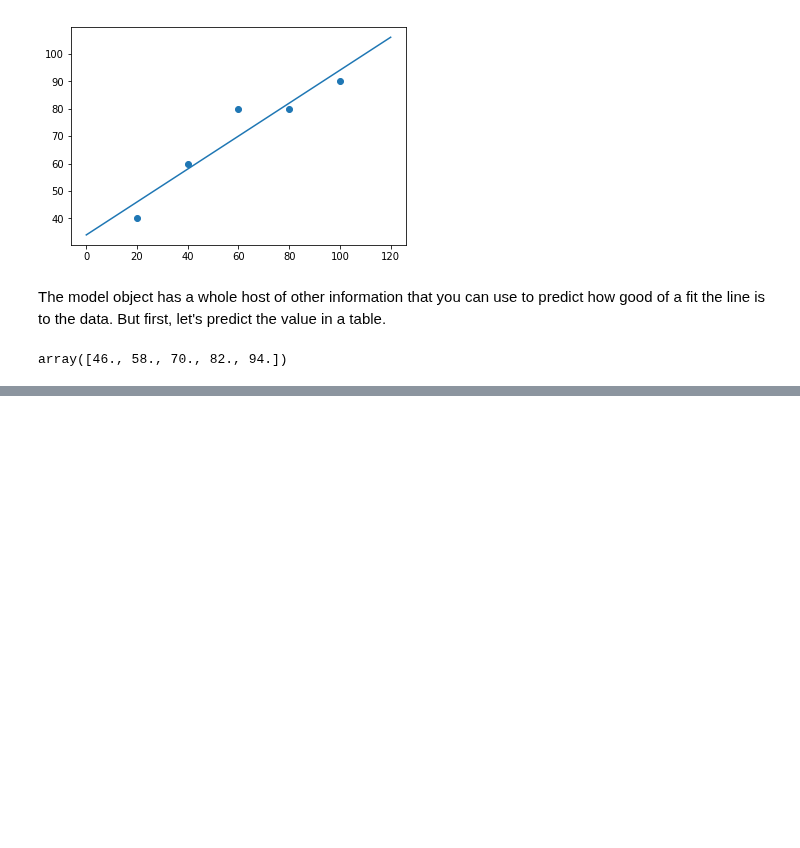
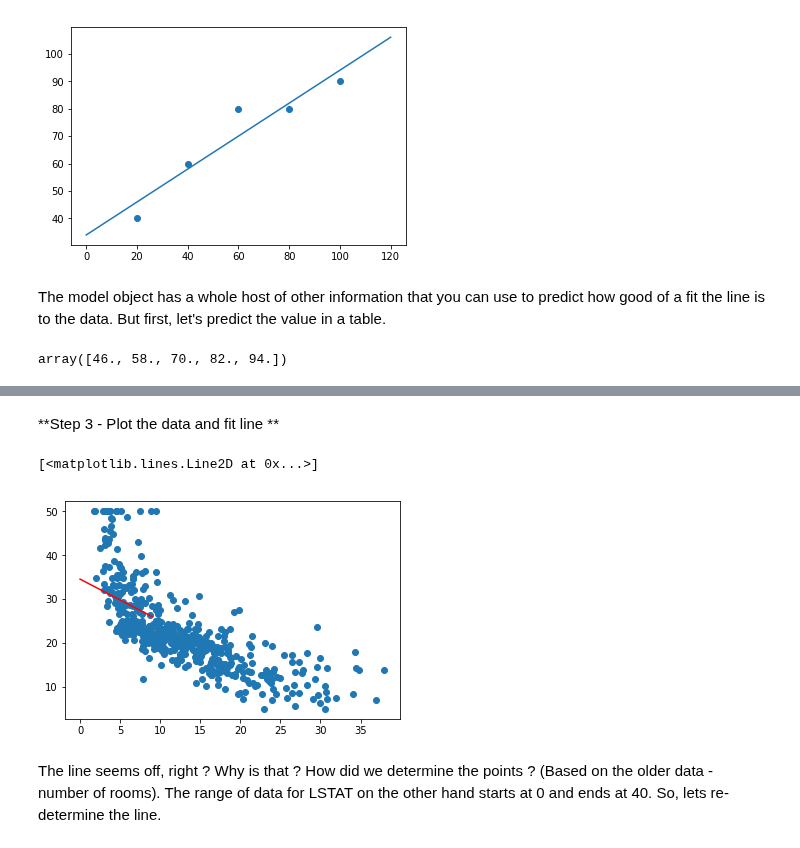
Before and after one commit to hotcode002/Machine-Learning-with-Python, a Jupyter notebook: week_2_math/day_3_linear_regression/linear_regression.ipynb, the cells around one changed output, grey strips where cells are left out. Cells and saved outputs as stored; diff of their text form; code cells hidden in the pictures; blank space fills up the shorter version.

```diff
--- a/week_2_math/day_3_linear_regression/linear_regression.ipynb
+++ b/week_2_math/day_3_linear_regression/linear_regression.ipynb
@@ -343,0 +554,16 @@ array([46., 58., 70., 82., 94.])
+# %%
+slope       = model.coef_
+intercept   = model.intercept_
+
+point_1 = slope*0 + intercept
+point_2 = slope*9 + intercept
+# %% [markdown]
+**Step 3 - Plot the data and fit line **
+# %%
+plt.scatter(boston_housing["LSTAT"], boston_housing["MEDV"])
+plt.plot([0,9], [point_1,point_2],color="r")
+# %% [output]
+[<matplotlib.lines.Line2D at 0x...>]
+[figure, added]
+# %% [markdown]
+The line seems off, right ? Why is that ? How did we determine the points ? (Based on the older data - number of rooms). The range of data for LSTAT on the other hand starts at 0 and ends at 40. So, lets re-determine the line.
```
Also changed, not shown: parts of 90 cells of this notebook, 7 other files.
